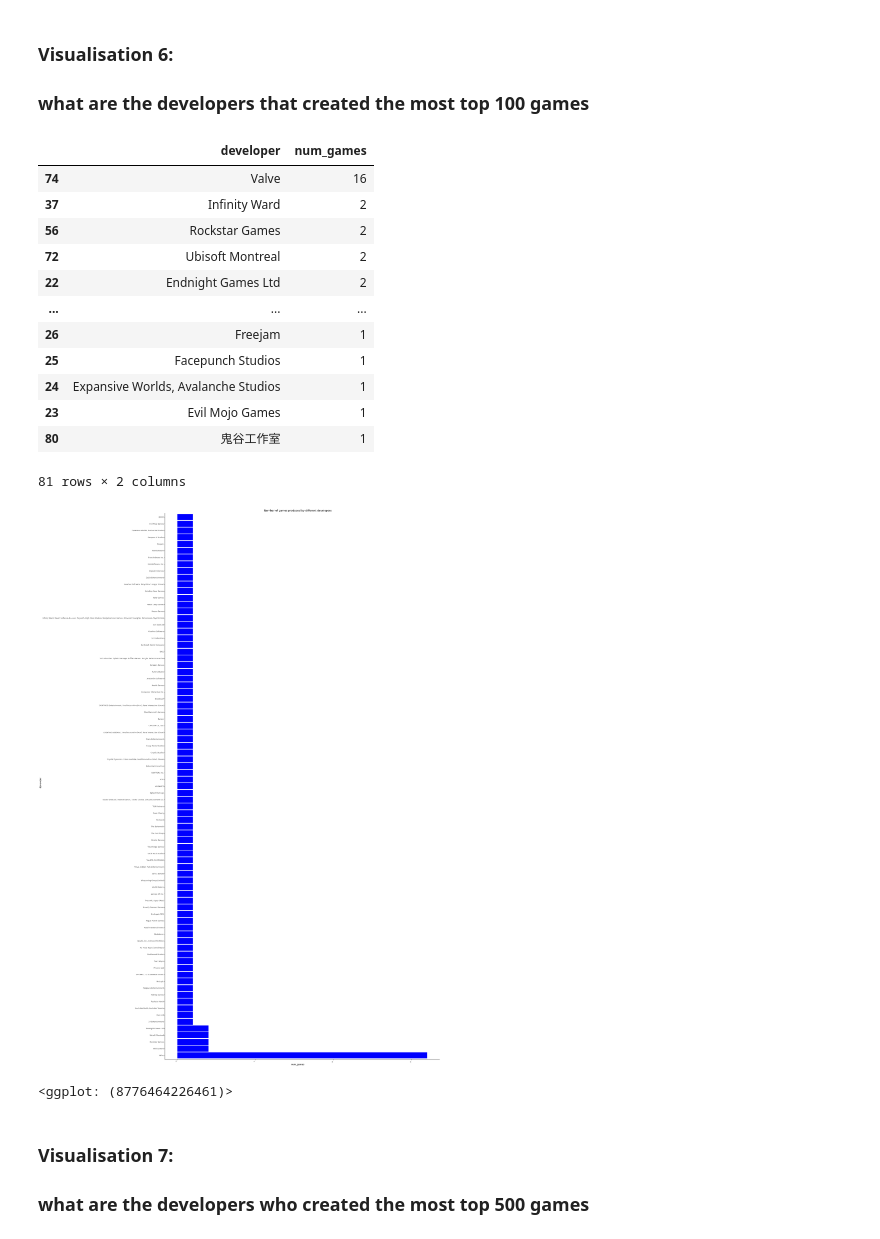
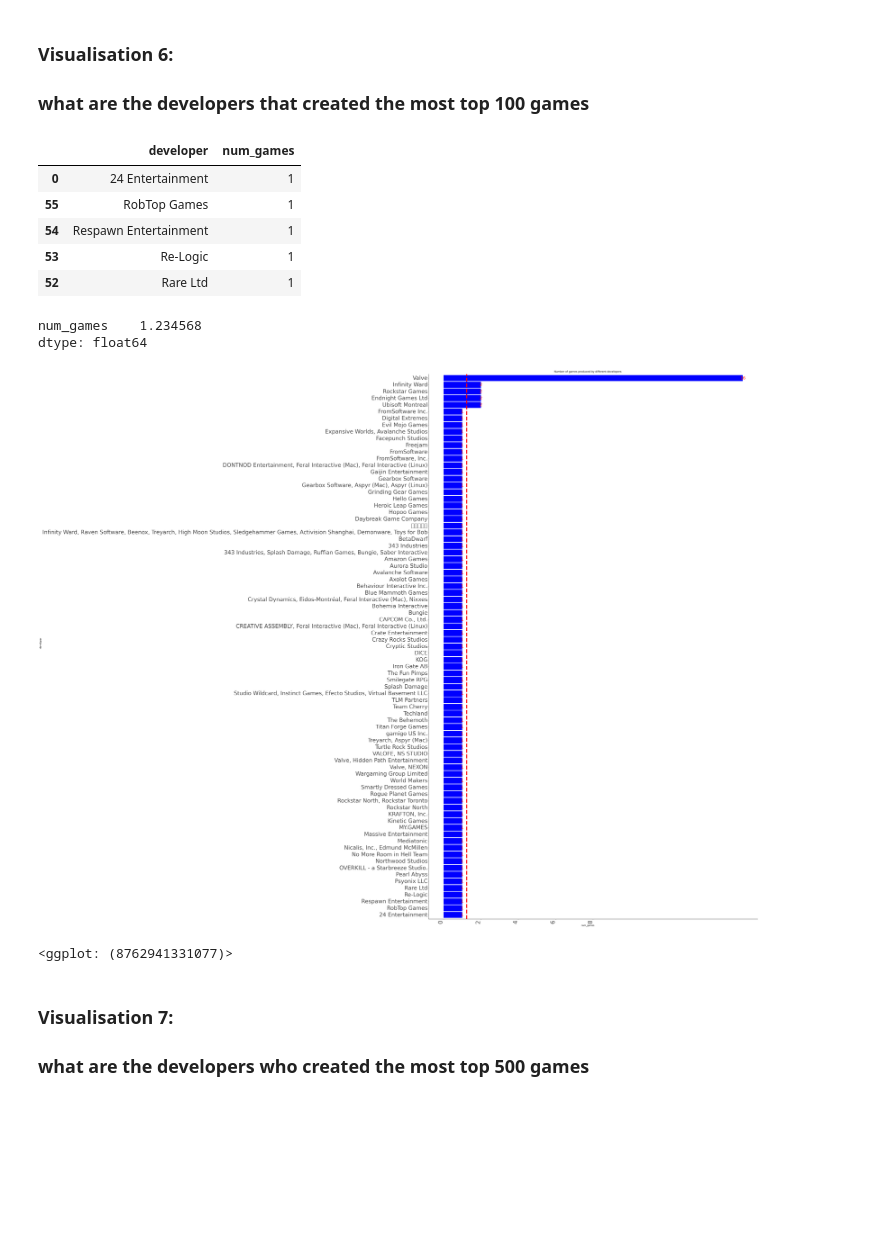
Before and after one commit to simondesh/DS105SuperStar, a Jupyter notebook: presentation/Pivoting.ipynb, the cells around one changed output. Saved outputs shown, nothing was run; the diff lists cells and outputs as text; code cells hidden in the pictures; blank space fills up the shorter version.

```diff
--- a/presentation/Pivoting.ipynb
+++ b/presentation/Pivoting.ipynb
@@ -358,6 +348,10 @@ g_5
 ### Visualisation 6:
 ### what are the developers that created the most top 100 games
 # %%
+#| echo: false
+#| label: H2/V2//table
+#| fig-cap: "Number of top 100 games produced by developers"
+
 groupby_columns = ['developer']
 
 df_tmp_100_games = (
@@ -365,39 +359,44 @@ df_tmp_100_games = (
     .groupby(groupby_columns)['appid']
     .nunique()
     .reset_index(name='num_games')
-    .sort_values(by='num_games', ascending=False)
+    .sort_values(by='num_games', ascending=True)
 )
 
-df_tmp_100_games
+df_tmp_100_games.head(5)
 # %% [output]
 |  | developer | num_games |
-| 74 | Valve | 16 |
-| 37 | Infinity Ward | 2 |
-| 56 | Rockstar Games | 2 |
-| 72 | Ubisoft Montreal | 2 |
-| 22 | Endnight Games Ltd | 2 |
-| ... | ... | ... |
-| 26 | Freejam | 1 |
-| 25 | Facepunch Studios | 1 |
-| 24 | Expansive Worlds, Avalanche Studios | 1 |
-| 23 | Evil Mojo Games | 1 |
-| 80 | 鬼谷工作室 | 1 |
+| 0 | 24 Entertainment | 1 |
+| 55 | RobTop Games | 1 |
+| 54 | Respawn Entertainment | 1 |
+| 53 | Re-Logic | 1 |
+| 52 | Rare Ltd | 1 |
-81 rows × 2 columns
+# %%
+df_tmp_100_games.mean()
+# %% [output]
+num_games    1.234568
+dtype: float64
 # %%
-# plot for the df_tmp_selected_100_games and order the x axis by the number of games and make the blank space bigger
+#| echo: false
+#| label: H2/V2/plot
+#| fig-cap: "What is the developer that produce the most 100 games"
 
 g_6 = ggplot(df_tmp_100_games, aes(x='developer', y='num_games')) +\
       geom_bar(stat='identity', fill='blue') +\
       labs(title='Number of games produced by different developers', x='developer', y='num_games') +\
       theme_classic() +\
-      theme(axis_text_x=element_text(angle=90, hjust=1), figure_size=(25, 50)) +\
+      theme(axis_text_x=element_text(angle=90, hjust=1), figure_size=(30, 50)) +\
       coord_flip() +\
-      scale_x_discrete(limits=df_tmp_100_games['developer'].tolist())
+      scale_x_discrete(limits=df_tmp_100_games['developer'].tolist())+\
+      geom_text(aes(label='num_games'), size=20, color='red')+\
+      scale_y_continuous(breaks=range(0, 10, 2)) +\
+      geom_hline(yintercept=1.2345685, linetype='dashed', color='red', size =3) +\
+      theme(axis_text_y=element_text(size=28)) +\
+      theme(axis_text_x=element_text(size = 30))
 
 g_6
 # %% [output]
-[figure, old version]
+[figure, new version]
-<ggplot: (8776464226461)>
+<ggplot: (8762941331077)>
 # %% [markdown]
 ### Visualisation 7:
 ### what are the developers who created the most top 500 games
```
Also changed, not shown: parts of 21 cells of this notebook, 24 other files.
